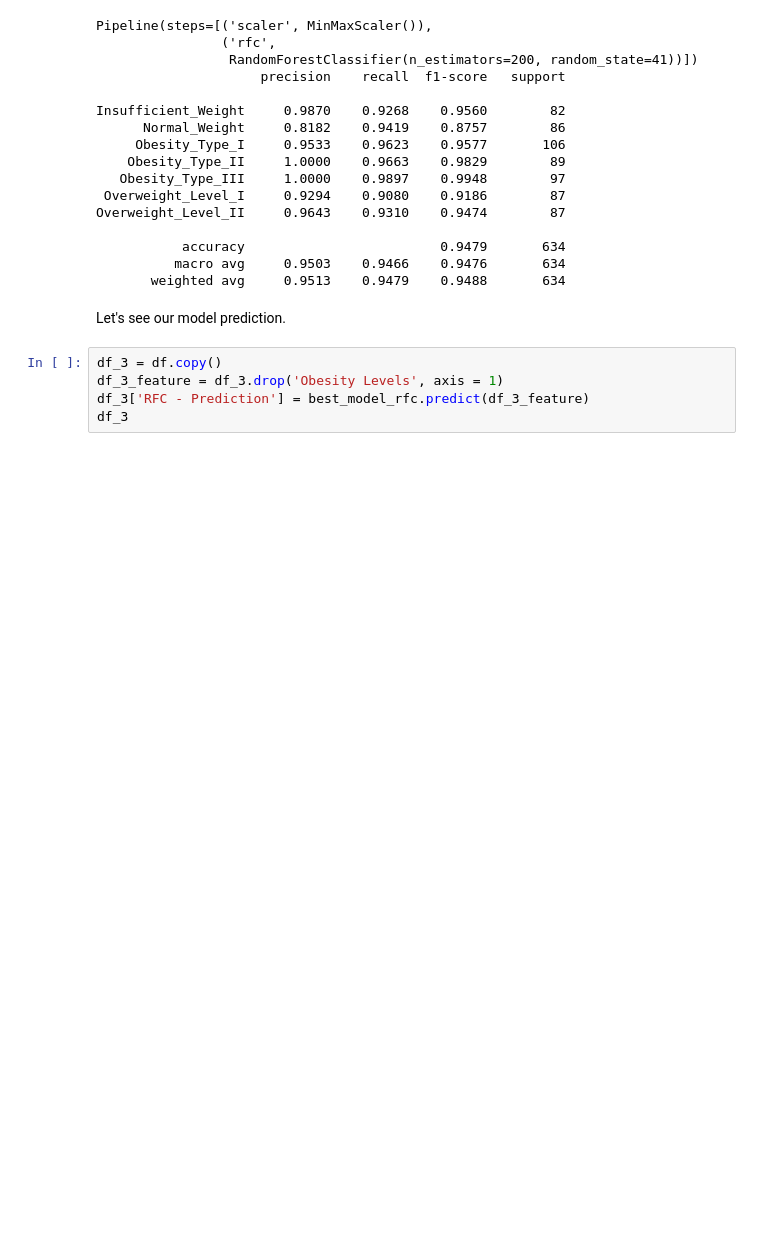
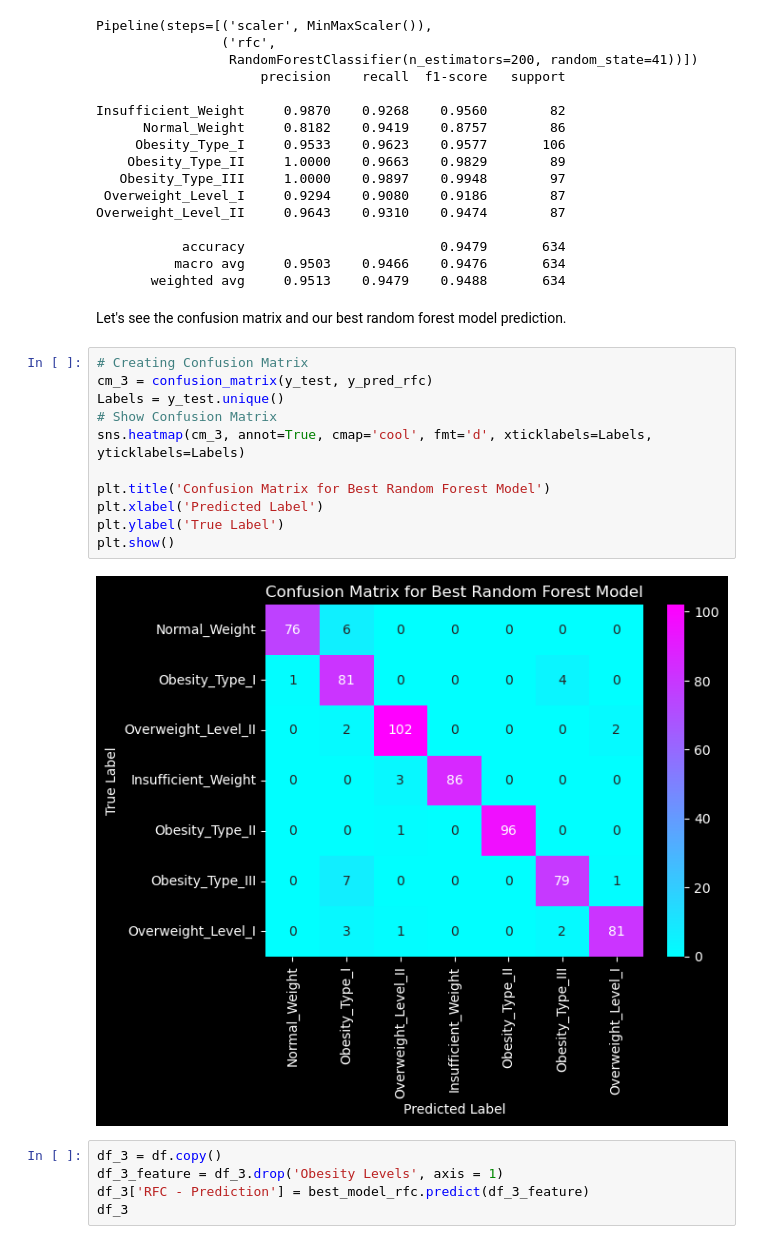
Before and after one commit to PrastyaSusanto/Obese-App, a Jupyter notebook: obesity-level-prediction-and-eda.ipynb, the cells around one changed output. Cells and saved outputs as stored; diff of their text form; blank space fills up the shorter version.

```diff
--- a/obesity-level-prediction-and-eda.ipynb
+++ b/obesity-level-prediction-and-eda.ipynb
@@ -578,7 +608,20 @@ Overweight_Level_II     0.9643    0.9310    0.9474        87
           macro avg     0.9503    0.9466    0.9476       634
        weighted avg     0.9513    0.9479    0.9488       634
 # %% [markdown]
-Let's see our model prediction.
+Let's see the confusion matrix and our best random forest  model prediction.
+# %%
+# Creating Confusion Matrix
+cm_3 = confusion_matrix(y_test, y_pred_rfc)
+Labels = y_test.unique()
+# Show Confusion Matrix
+sns.heatmap(cm_3, annot=True, cmap='cool', fmt='d', xticklabels=Labels, yticklabels=Labels)
+
+plt.title('Confusion Matrix for Best Random Forest Model')
+plt.xlabel('Predicted Label')
+plt.ylabel('True Label')
+plt.show()
+# %% [output]
+[figure, added]
 # %%
 df_3 = df.copy()
 df_3_feature = df_3.drop('Obesity Levels', axis = 1)
```
Also changed, not shown: parts of 22 cells of this notebook.
